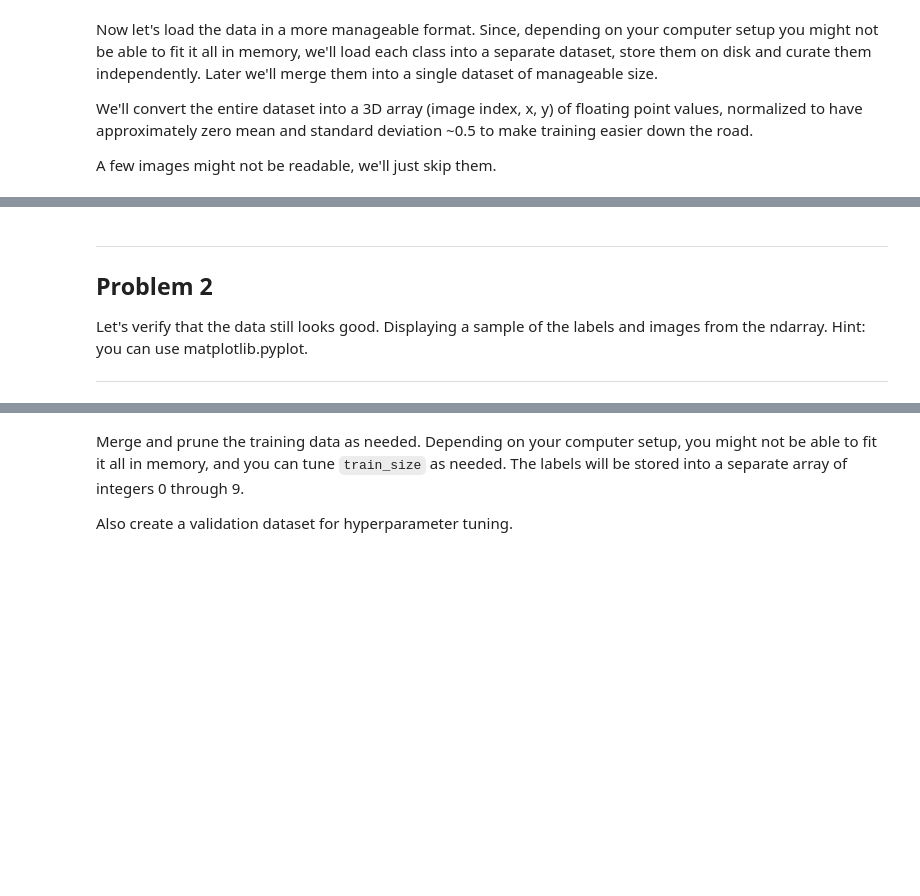
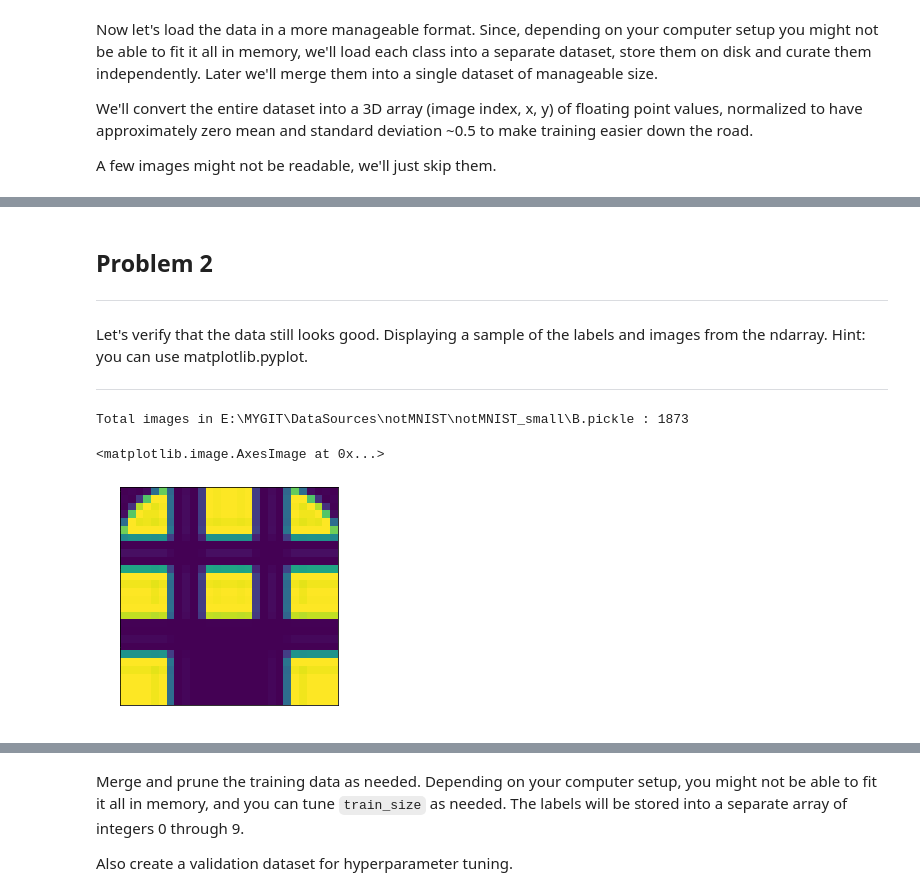
Before and after one commit to Valuebai/learn-NLP-luhuibo, a Jupyter notebook: lesson-09/1_notmnist.ipynb, the cells around one changed output, grey strips where cells are left out. Saved outputs shown, nothing was run; the diff lists cells and outputs as text; code cells hidden in the pictures; blank space fills up the shorter version.

```diff
--- a/lesson-09/1_notmnist.ipynb
+++ b/lesson-09/1_notmnist.ipynb
@@ -207,6 +266,5 @@ Standard deviation: 0.449521
 # %% [markdown]
----
-Problem 2
+## Problem 2
 ---------
 
 Let's verify that the data still looks good. Displaying a sample of the labels and images from the ndarray. Hint: you can use matplotlib.pyplot.
@@ -214,0 +275,6 @@ Let's verify that the data still looks good. Displaying a sample of the labels a
+# %%
+with open(test_datasets[1], 'rb') as f:
+    data = pickle.load(f)
+    print('Total images in', test_datasets[1], ':', len(data))
+# %% [output]
+Total images in E:\MYGIT\DataSources\notMNIST\notMNIST_small\B.pickle : 1873
@@ -214,0 +283,7 @@ Let's verify that the data still looks good. Displaying a sample of the labels a
+# %%
+image_file = '../picture/test.png'
+image = imageio.imread(image_file).astype(float) #读取图片，以数组形式返回
+plt.imshow(image)
+# %% [output]
+<matplotlib.image.AxesImage at 0x...>
+[figure, added]
```
Also changed, not shown: parts of 86 cells of this notebook.
